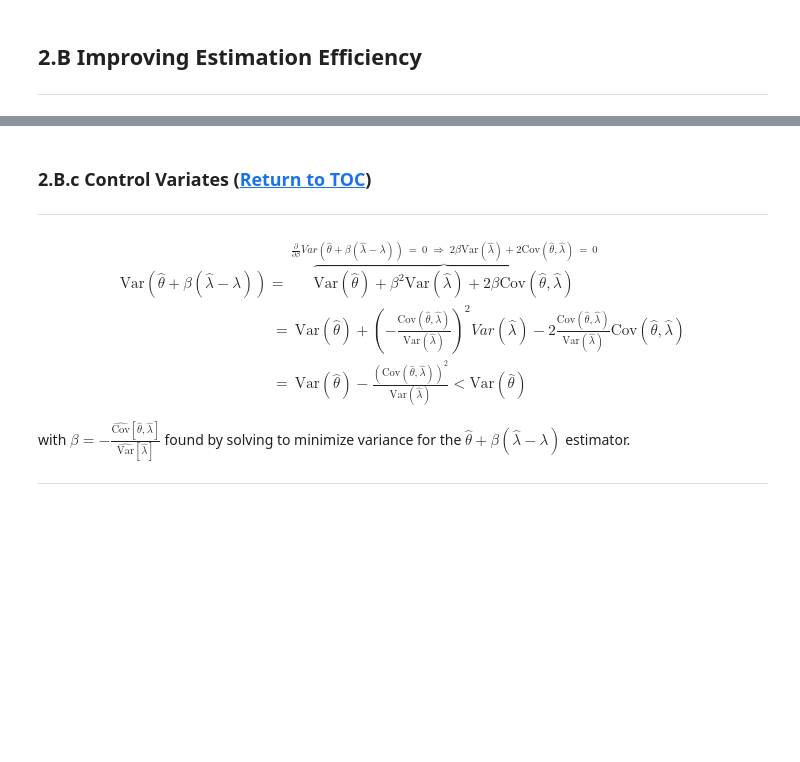
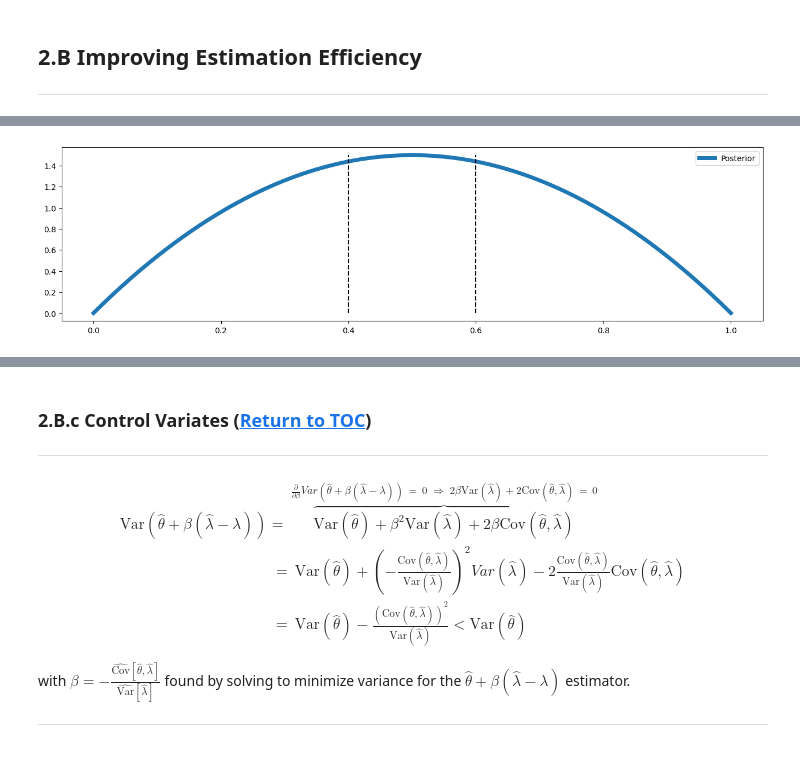
Before and after one commit to pointOfive/STA410_W24_StatisticalComputation, a Jupyter notebook: Week2/STA410_W24_Week2_Lecture_Estimation.ipynb, the cells around one changed output, grey strips where cells are left out. Cells and saved outputs as stored; diff of their text form; code cells hidden in the pictures; blank space fills up the shorter version.

```diff
--- a/Week2/STA410_W24_Week2_Lecture_Estimation.ipynb
+++ b/Week2/STA410_W24_Week2_Lecture_Estimation.ipynb
@@ -315,4 +237,0 @@ support = np.linspace(0,1,100); plt.figure(figsize=(12,3)); plt.plot(support, st
-# %%
-import matplotlib.pyplot as plt; from scipy import stats; import numpy as np
-def region(x, a=.95,b=.99): return (x>a)&(x<b)
-support = np.linspace(0,1,1000); plt.figure(figsize=(12,4)); plt.plot(support, stats.beta(2,2).pdf(support), label="Beta(2,2)"); plt.plot(support, stats.beta(2,1).pdf(support), label="Beta(2,1)"); plt.plot(support, stats.beta(100,3).pdf(support), label="Beta(100,3)"); plt.plot(support, stats.beta(2,2).pdf(support)*region(support)/(stats.beta(2,2).cdf(.99)-stats.beta(2,2).cdf(.95)), label="Actual function being integrated..."); plt.vlines([.95,.99], linestyle='dashed', ymin=0, ymax=30); plt.legend()
@@ -404,3 +237,0 @@ $$\Pr(0.95 < \theta < 0.99 | \mathbf{x}) = E_{\theta|\mathbf{x}}[1_{[.95,.99]}(\
-# %%
-import matplotlib.pyplot as plt; from scipy import stats; import numpy as np
-support = np.linspace(0,1,100); plt.figure(figsize=(12,4)); plt.plot(support, stats.beta(2,2).pdf(support), label="Beta(2,2)"); plt.vlines([.95,.99], ymin=0, ymax=3); plt.plot(support, stats.beta(1,1).pdf(support), label="Beta(1,1)"); plt.plot(support, stats.beta(0.5,0.5).pdf(support), label="Beta(0.5,0.5)"); plt.legend()
@@ -453,0 +465,7 @@ Under such conditions, the estimator $\quad \hat \theta + \underset{- \text{ whe
+# %%
+import matplotlib.pyplot as plt; from scipy import stats; import numpy as np
+left,right=.4,.6; p_thetaGx = stats.beta(2,2)
+def region(x, l=left,r=right): return (x>l)&(x<r)
+support = np.linspace(0,1,1000); plt.figure(figsize=(16,4)); plt.plot(support, p_thetaGx.pdf(support), label="Posterior" , linewidth=5); plt.vlines([left,right], ymin=0, ymax=p_thetaGx.pdf(support).max(), color='k', linestyle='dashed'); plt.legend();
+# %% [output]
+[figure, added]
```
Also changed, not shown: parts of 62 cells of this notebook.
